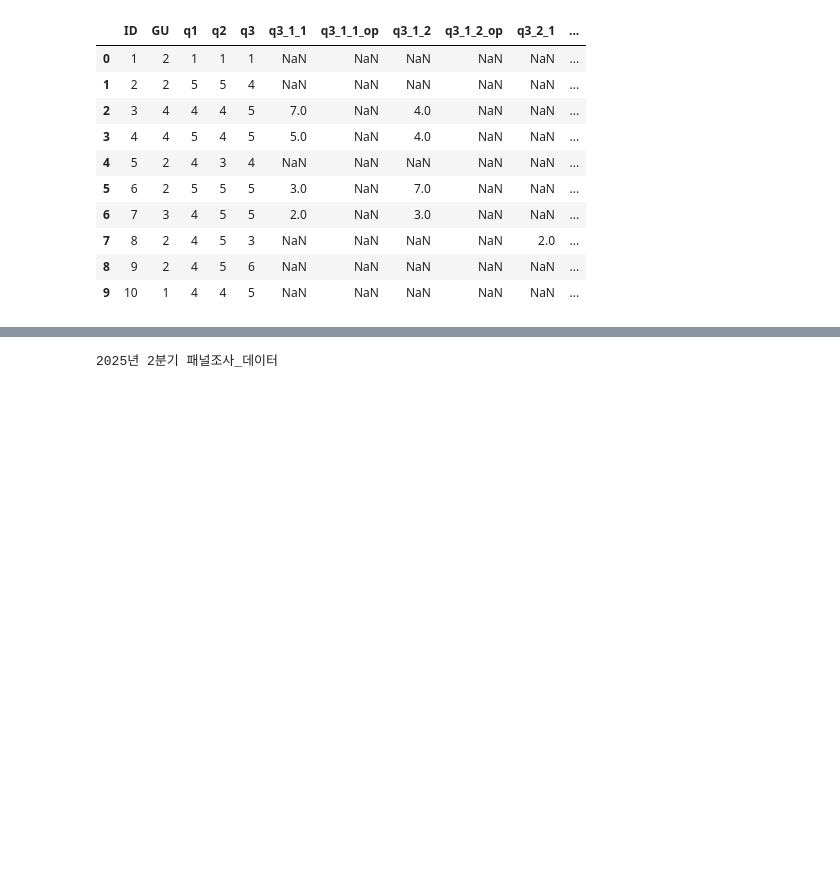
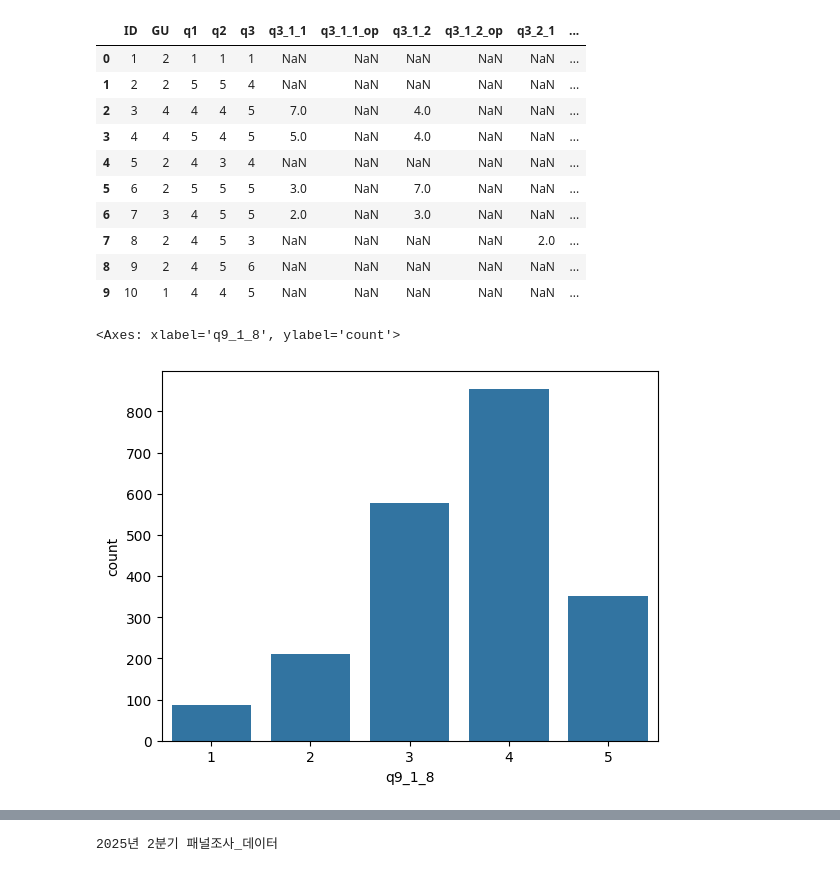
Before and after one commit to HOYUN-Y/Data_projects, a Jupyter notebook: dacon_sri_suwon_data_analysis/[Dacon] 공공데이터를 활용 수원시 정책 제안.ipynb, the cells around one changed output, grey strips where cells are left out. Drawn from its saved outputs; the diff is of its cells as text; code cells hidden in the pictures; blank space fills up the shorter version.

```diff
--- a/dacon_sri_suwon_data_analysis/[Dacon] 공공데이터를 활용 수원시 정책 제안.ipynb
+++ b/dacon_sri_suwon_data_analysis/[Dacon] 공공데이터를 활용 수원시 정책 제안.ipynb
@@ -84,3 +104,9 @@ display(survey_2025_1.head(10))
 | 7 | 8 | 2 | 4 | 5 | 3 | NaN | NaN | NaN | NaN | 2.0 | ... |
 | 8 | 9 | 2 | 4 | 5 | 6 | NaN | NaN | NaN | NaN | NaN | ... |
 | 9 | 10 | 1 | 4 | 4 | 5 | NaN | NaN | NaN | NaN | NaN | ... |
+# %%
+survey_2025_1['q9_1_8']
+sns.countplot(x='q9_1_8', data=survey_2025_1)
+# %% [output]
+<Axes: xlabel='q9_1_8', ylabel='count'>
+[figure, added]
```
Also changed, not shown: parts of 13 cells of this notebook, 1 other file.
